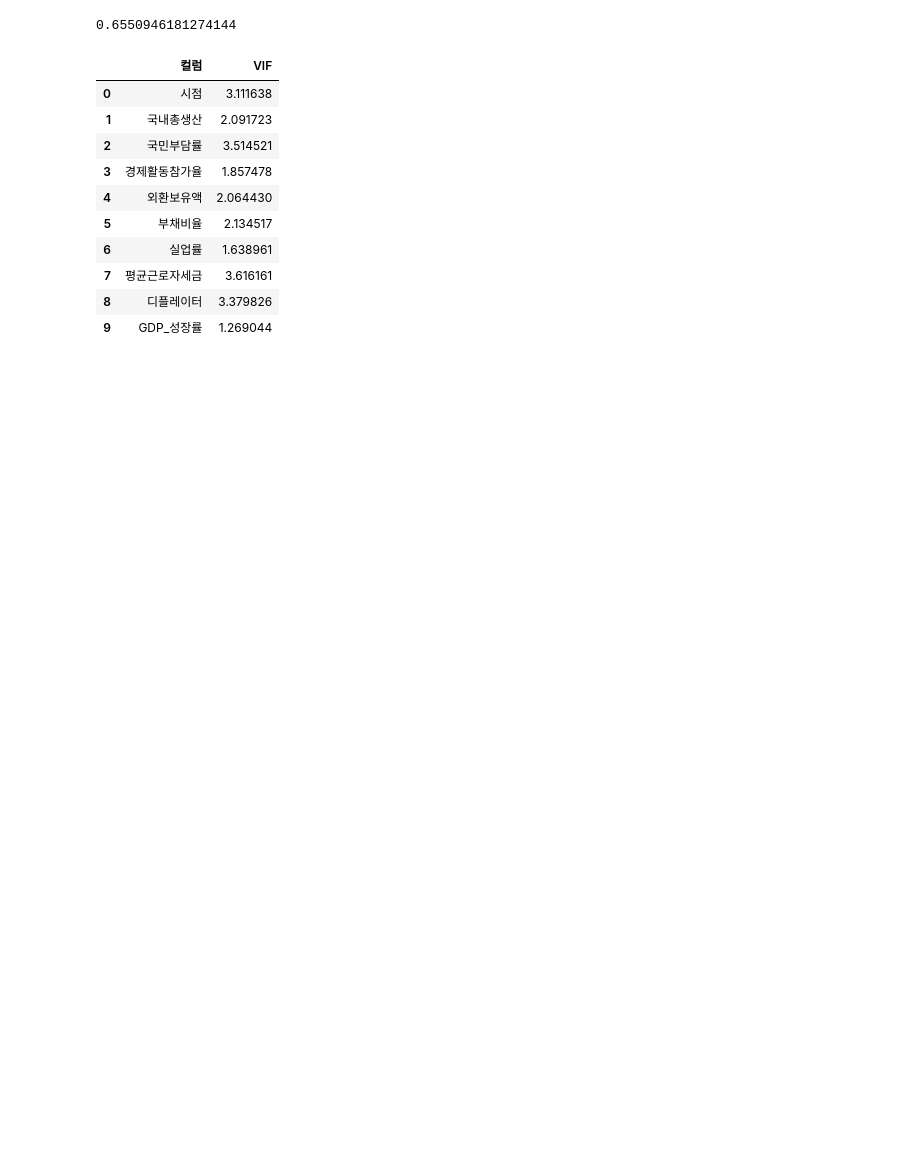
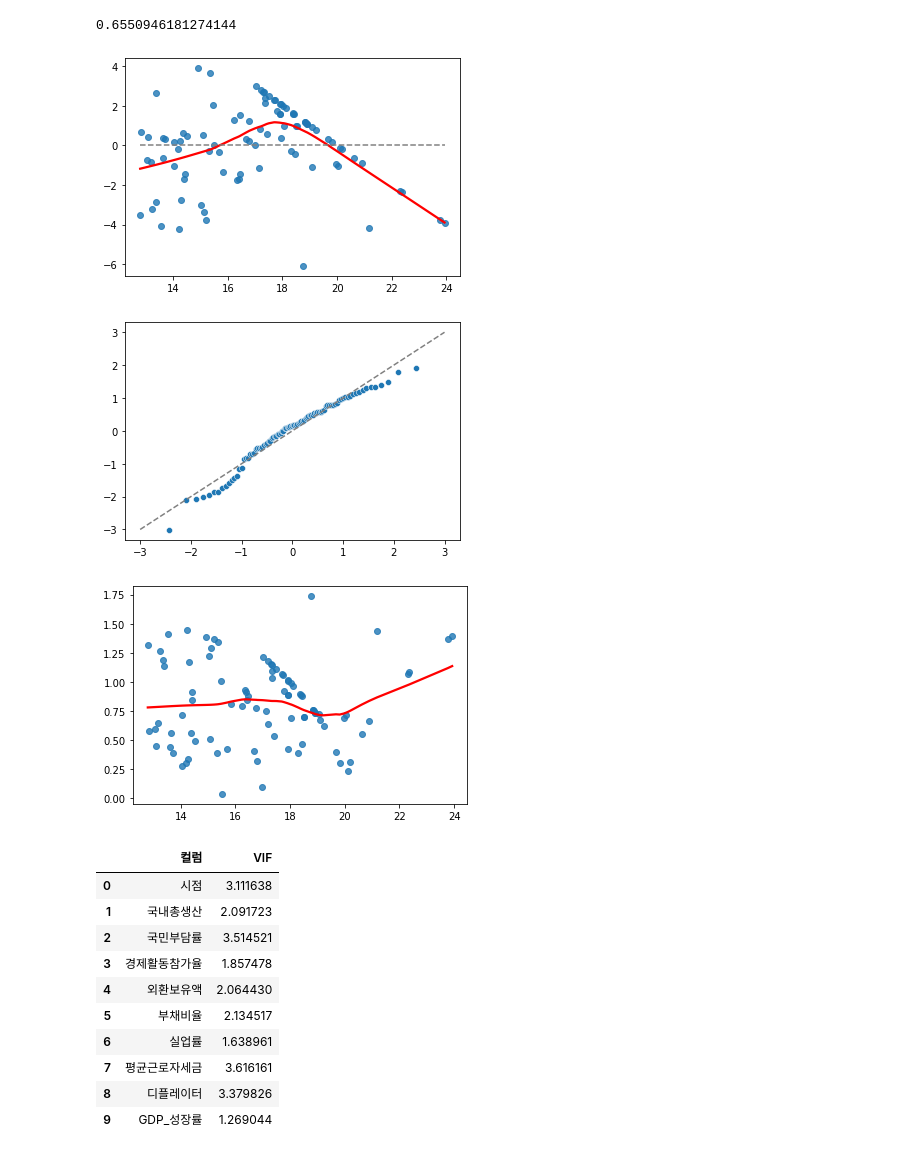
Before and after one commit to YJ-97/Project1, a Jupyter notebook: ols.ipynb, the cells around one changed output. Drawn from its saved outputs; the diff is of its cells as text; code cells hidden in the pictures; blank space fills up the shorter version.

```diff
--- a/ols.ipynb
+++ b/ols.ipynb
@@ -163,6 +240,26 @@ rsquared = 1 - rss / tss
 rsquared
 # %% [output]
 0.6550946181274144
+# %%
+fitted = result.predict(train_df)
+residual = train_df['신용등급'] - fitted
+
+sns.regplot(fitted, residual, lowess=True, line_kws={'color': 'red'})
+plt.plot([fitted.min(), fitted.max()], [0, 0], '--', color='grey')
+plt.show()
+
+sr = scipy.stats.zscore(residual)
+(x, y), _ = scipy.stats.probplot(sr)
+sns.scatterplot(x, y)
+plt.plot([-3, 3], [-3, 3], '--', color='grey')
+plt.show()
+
+sns.regplot(fitted, np.sqrt(np.abs(sr)), lowess=True, line_kws={'color': 'red'})
+plt.show()
+# %% [output]
+[figure, added]
+[figure, added]
+[figure, added]
 # %%
 pd.DataFrame({'컬럼': column, 'VIF': variance_inflation_factor(ols_.exog, i)}
              for i, column in enumerate(ols_.exog_names)
```
Also changed, not shown: parts of 12 cells of this notebook, 1 other file.
